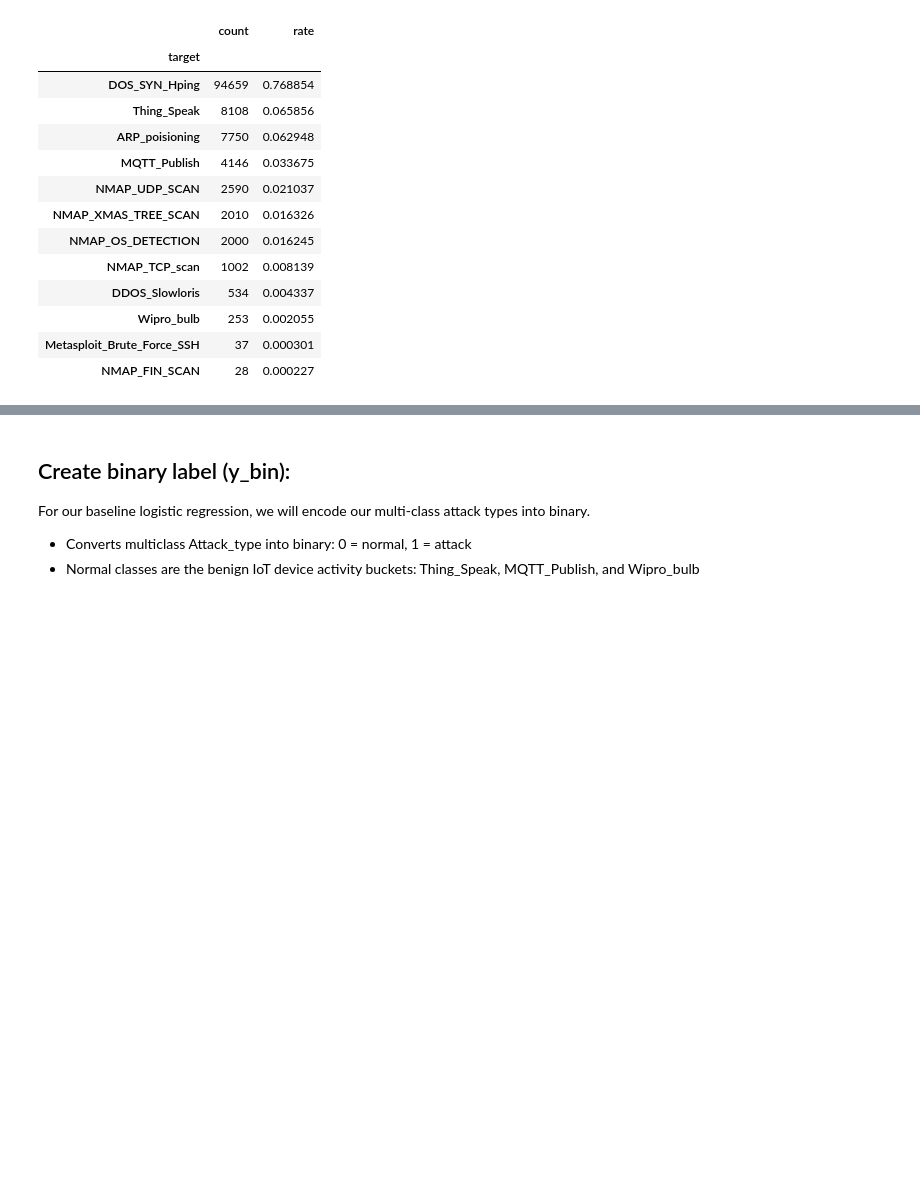
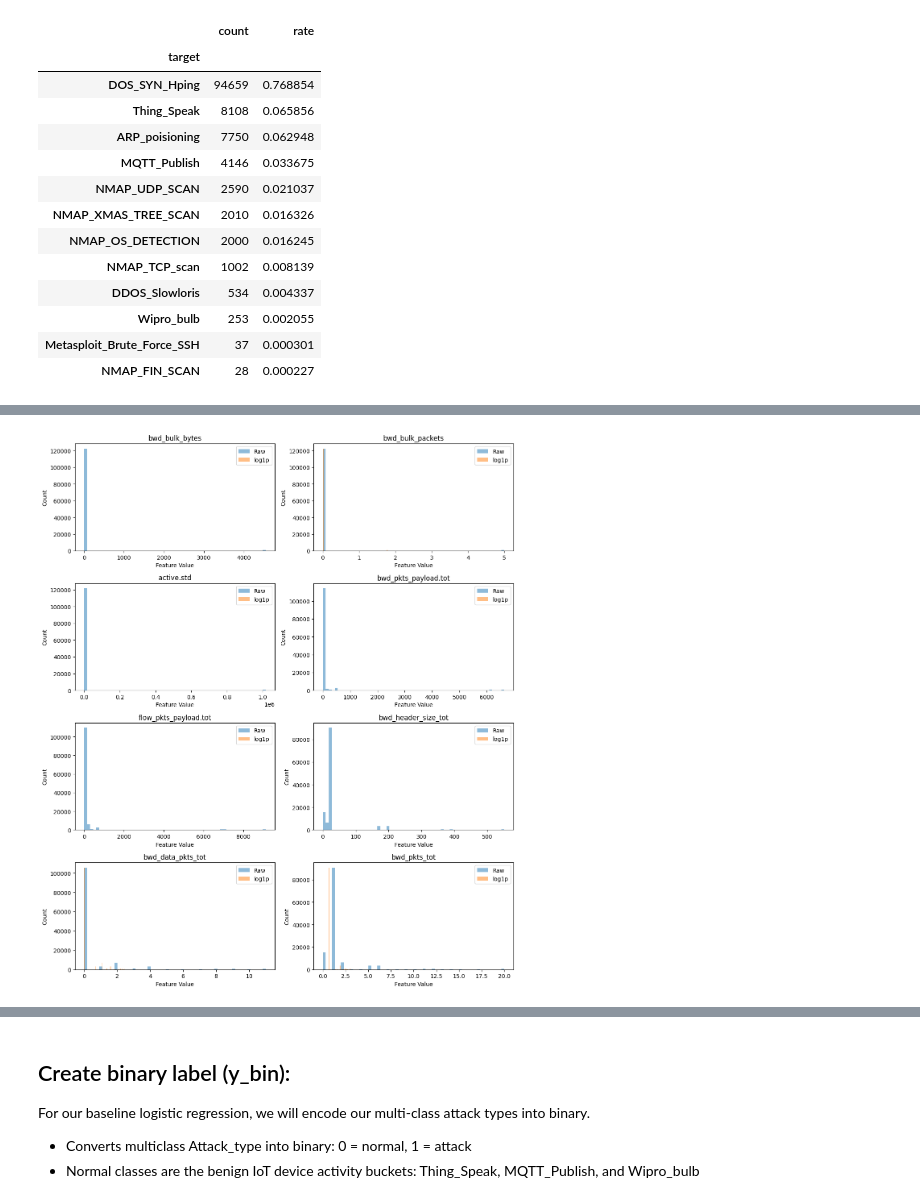
Before and after one commit to AnhJoe/Real-Time_IoT_2022_Quantized_Auto_Encoder, a Jupyter notebook: RT-IoT2022.ipynb, the cells around one changed output, grey strips where cells are left out. Cells and saved outputs as stored; diff of their text form; code cells hidden in the pictures; blank space fills up the shorter version.

```diff
--- a/RT-IoT2022.ipynb
+++ b/RT-IoT2022.ipynb
@@ -474,0 +417,34 @@ To maintain methodological rigor without introducing synthetic data, we construc
+# %%
+#| label: fig-rtiot-log-transform-justification
+#| fig-cap: "Histogram comparison of raw vs log-transformed distributions for the top 8 most skewed features."
+#| fig-width: 10
+#| fig-height: 12
+#| echo: false
+
+fig, axes = plt.subplots(4, 2, figsize=(12, 14))
+axes = axes.flatten()
+
+TOP_SKEW_FEATURES = SKEWED_FEATURES[:8]
+
+for ax, col in zip(axes, TOP_SKEW_FEATURES):
+
+    raw = pd.to_numeric(df[col], errors="coerce").dropna()
+
+    # clip extreme tail
+    upper = raw.quantile(0.995)
+    raw = raw.clip(upper=upper)
+
+    logv = np.log1p(raw)
+
+    ax.hist(raw, bins=60, alpha=0.5, label="Raw")
+    ax.hist(logv, bins=60, alpha=0.5, label="log1p")
+
+    ax.set_title(col)
+    ax.set_xlabel("Feature Value")
+    ax.set_ylabel("Count")
+    ax.legend()
+
+plt.tight_layout()
+plt.show()
+# %% [output]
+[figure, added]
```
Also changed, not shown: parts of 59 cells of this notebook, 1 other file.
